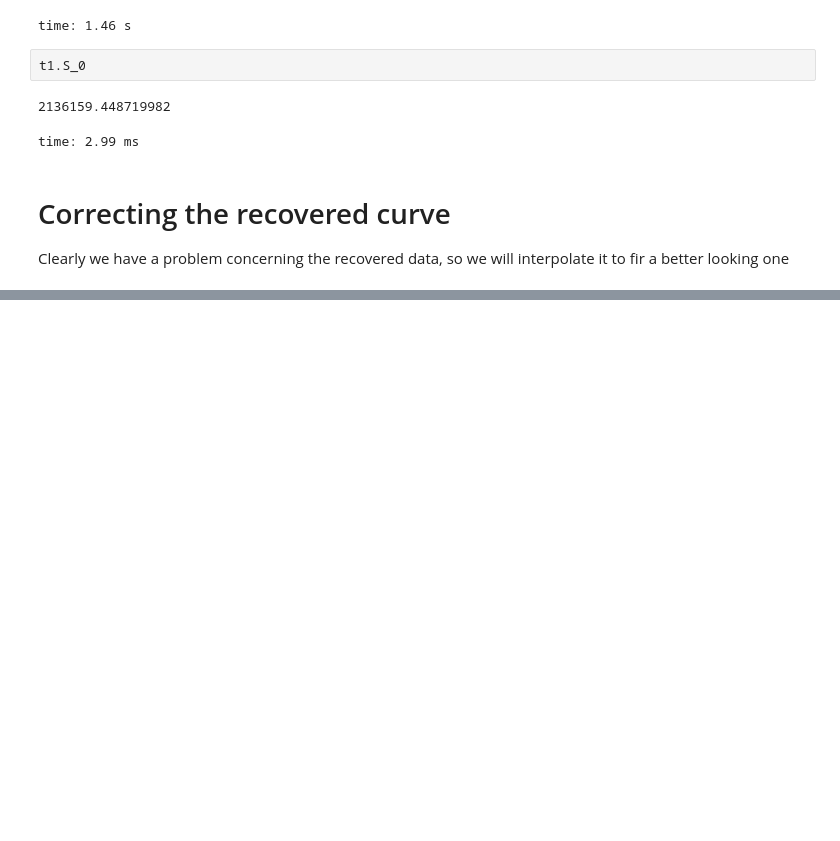
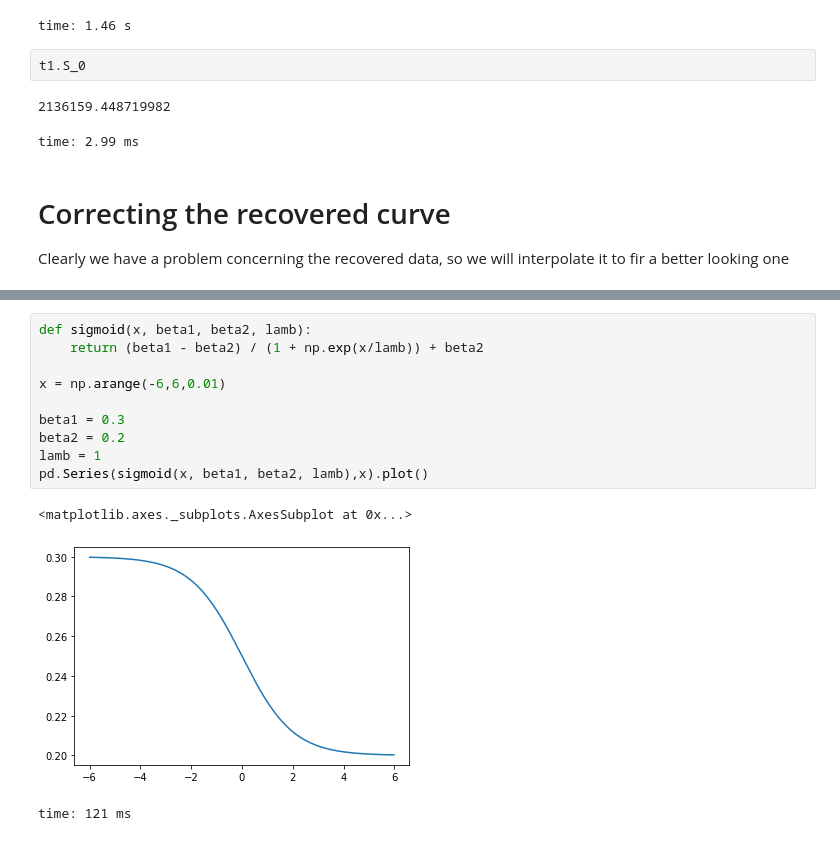
Before and after one commit to comunidadexp/sirfh-covid, a Jupyter notebook: Covid Spread Model.ipynb, the cells around one changed output, grey strips where cells are left out. Saved outputs shown, nothing was run; the diff lists cells and outputs as text; blank space fills up the shorter version.

```diff
--- a/Covid Spread Model.ipynb
+++ b/Covid Spread Model.ipynb
@@ -853,0 +859,14 @@ time: 558 ms
+# %%
+def sigmoid(x, beta1, beta2, lamb):
+    return (beta1 - beta2) / (1 + np.exp(x/lamb)) + beta2
+
+x = np.arange(-6,6,0.01)
+
+beta1 = 0.3
+beta2 = 0.2
+lamb = 1
+pd.Series(sigmoid(x, beta1, beta2, lamb),x).plot()
+# %% [output]
+<matplotlib.axes._subplots.AxesSubplot at 0x...>
+[figure, added]
+time: 121 ms
```
Also changed, not shown: parts of 14 cells of this notebook, 1 other file.
